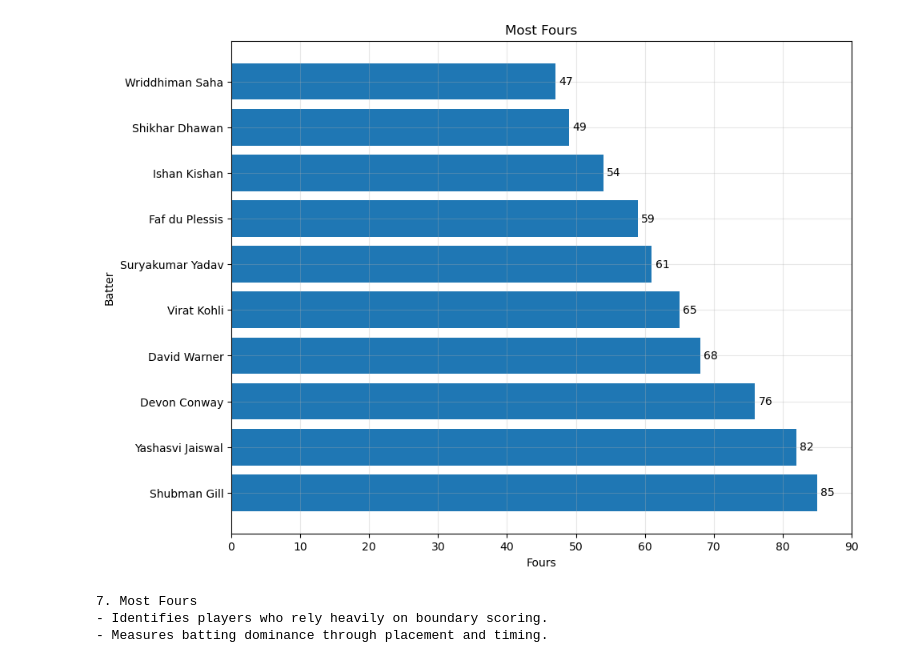
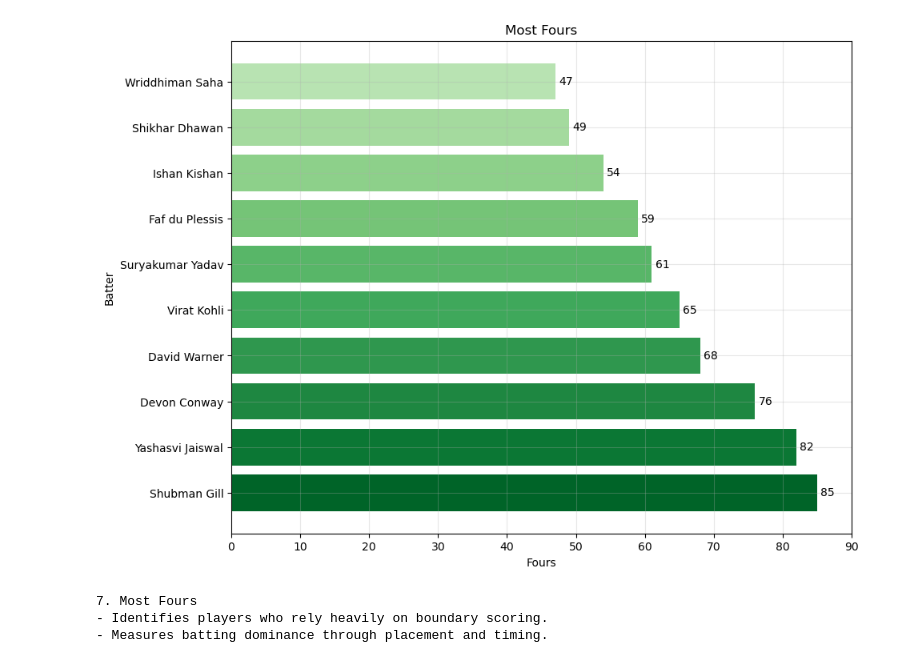
Before and after one commit to rBrijesh5/IPL-Data-Analysis, a Jupyter notebook: notebooks/IPL_Data_Analysis.ipynb, the cells around one changed output. Saved outputs shown, nothing was run; the diff lists cells and outputs as text; code cells hidden in the pictures.

```diff
--- a/notebooks/IPL_Data_Analysis.ipynb
+++ b/notebooks/IPL_Data_Analysis.ipynb
@@ -136,8 +139,9 @@ print("""
 mom = match_records['man_of_match'].value_counts().head(10)
 
 plt.figure(figsize=(12,8))
+colors=plt.cm.bone(np.linspace(0.1, 0.8, len(mom)))
 
-plt.bar(mom.index,mom)
+plt.bar(mom.index,mom,color=colors)
 plt.title("Most Player of Match Awards")
 plt.xlabel("Player")
 plt.ylabel("Awards")
@@ -146,7 +150,9 @@ plt.xticks(rotation=45, ha='right')
 plt.grid(alpha=0.3)
 
 for i in range(len(mom)):
-    plt.text(mom.index[i],mom.iloc[i]+0.05,mom.iloc[i],ha='center')
+    plt.text(mom.index[i],mom.iloc[i]+0.05,
+             mom.iloc[i],
+             ha='center')
 
 plt.savefig("../images/player_of_match_awards.png", bbox_inches="tight")
 plt.show()
@@ -270,34 +281,35 @@ print("""
 # %%
 # Analysis 7
 # Most Fours
 
 four = ball_records[ball_records['score'] == 4]
 
 fours = four.groupby('batter')['score'].size().sort_values(ascending=False).head(10)
 
 plt.figure(figsize=(10,8))
-plt.barh(fours.index,fours)
+colors = plt.cm.Greens(np.linspace(0.9, 0.3, len(fours)))
+plt.barh(fours.index,fours,color=colors)
 
 plt.title("Most Fours")
 plt.xlabel("Fours")
 plt.ylabel("Batter")
 
 plt.xticks(range(0,max(fours)+10, 10))
 plt.grid(alpha=0.3)
 
 for i in range(len(fours)):
     plt.text(fours.iloc[i] + 0.5, fours.index[i],str(fours.iloc[i]), va='center')
 
 plt.savefig("../images/most_fours.png", bbox_inches="tight")
 plt.show()
 
 print("""
 7. Most Fours
 - Identifies players who rely heavily on boundary scoring.
 - Measures batting dominance through placement and timing.
 """)
 # %% [output]
-[figure, old version]
+[figure, new version]
 7. Most Fours
 - Identifies players who rely heavily on boundary scoring.
 - Measures batting dominance through placement and timing.
```
Also changed, not shown: parts of 11 cells of this notebook, 13 other files.
